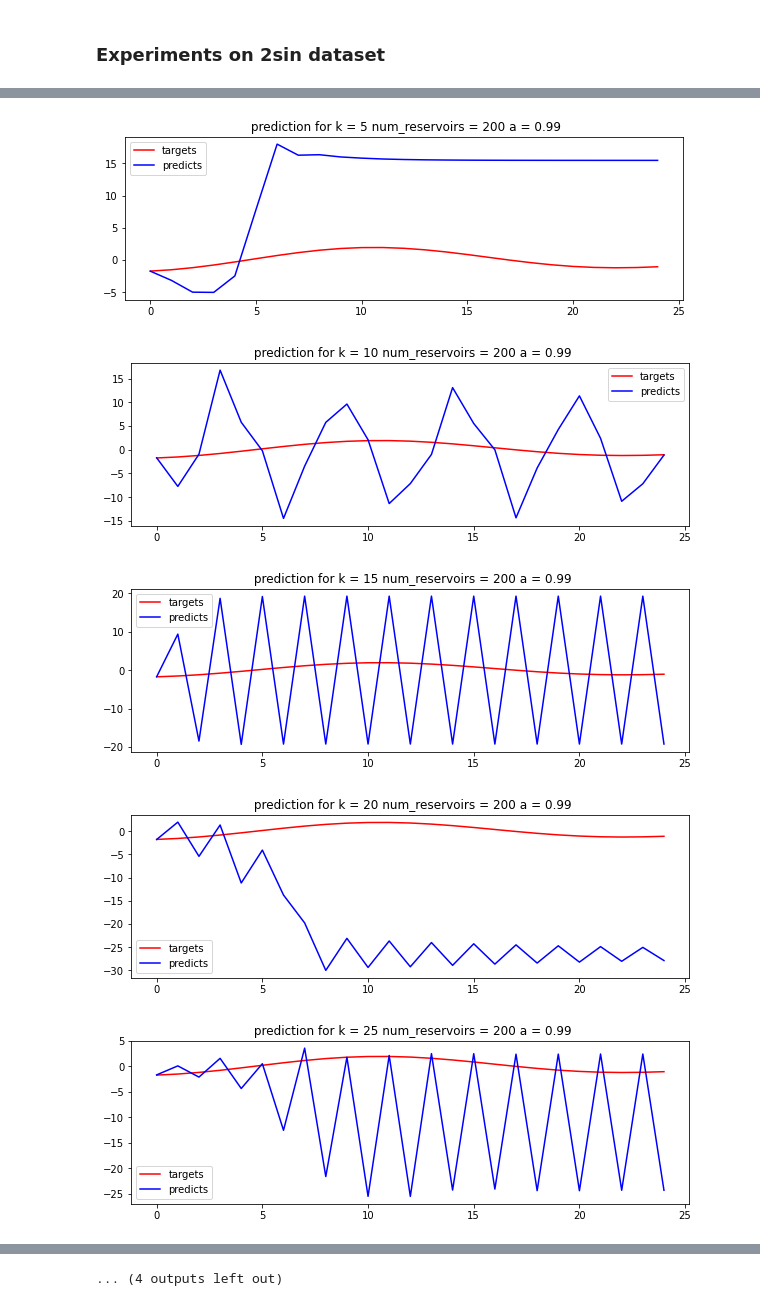
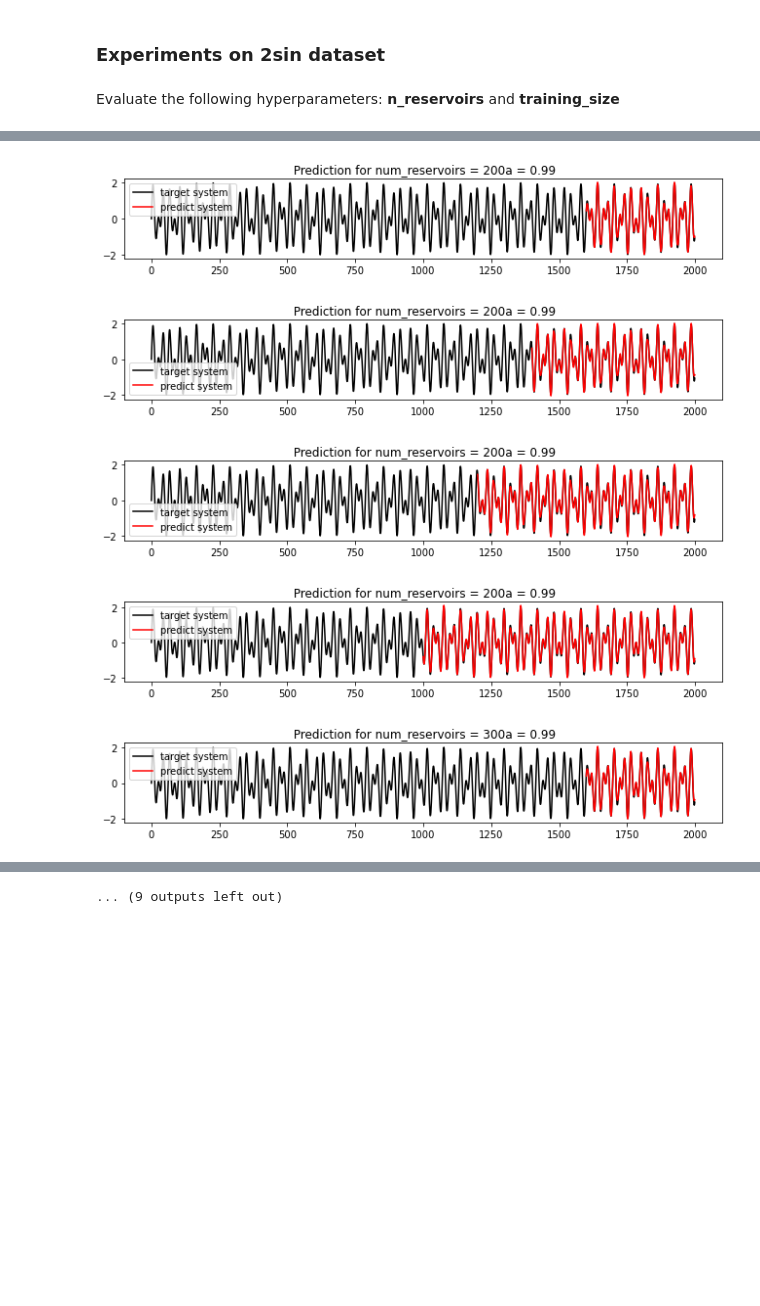
Before and after one commit to danielmai12/ESN, a Jupyter notebook: project.ipynb, the cells around one changed output, grey strips where cells are left out. Saved outputs shown, nothing was run; the diff lists cells and outputs as text; code cells hidden in the pictures; blank space fills up the shorter version.

```diff
--- a/project.ipynb
+++ b/project.ipynb
@@ -381,4 +307,0 @@ for num reservoirs = 400 and k = 25 --> loss: 234294.4450899039
-# %%
-io_pair, lorenz_train_pair, lorenz_test_pair = train_test_split(lorenz_data, k=25)
-# %%
-lorenz_current_state, lorenz_W_in, lorenz_W_r, lorenz_W_out = ESN_train(lorenz_train_pair, n_reservoirs=400)
@@ -396,9 +307,0 @@ print(lorenz_test_loss)
-# %%
-k = 5
-a = 0.99
-reservoir = 400
-plt.figure(11).clear()
-plt.plot( lorenz_targets.T, 'r' )
-plt.plot( lorenz_predicts.T, 'b' )
-plt.title(' Lorenz dataset prediction for k = ' + str(k) + "num_reservoirs = " +str(reservoir) + " a = " + str(a))
-plt.legend(['target signal', 'predicted signal'])
@@ -407,0 +317,14 @@ plt.legend(['target signal', 'predicted signal'])
+# %%
+k_tests = [10, 20, 50, 100, 250]
+
+for k in k_tests:
+    io_pair, lorenz_train_pair, lorenz_test_pair = train_test_split(lorenz_data, k=k, test_size=0.2)
+    lorenz_current_state, lorenz_W_in, lorenz_W_r, lorenz_W_out = ESN_train(lorenz_train_pair, n_reservoirs=1000)
+    lorenz_test_loss, lorenz_targets, lorenz_predicts = ESN_k_step_predict(lorenz_test_pair,
+                                                          lorenz_current_state,
+                                                          lorenz_W_in,
+                                                          lorenz_W_r,
+                                                          lorenz_W_out,
+                                                          k=k)
+    print('for k = ' + str(k) + ' --> MSE loss: '+ str(MSE(lorenz_targets, lorenz_predicts)))
+    plot_result_function(lorenz_targets, lorenz_predicts, k, 0.95, 1000)
@@ -409,22 +347,21 @@ plt.legend(['target signal', 'predicted signal'])
 ### Experiments on 2sin dataset
 # %%
 sin_data = read_file('2sin.txt')
+# %% [markdown]
+ Evaluate the following hyperparameters: **n_reservoirs** and **training_size**
 # %%
-n_reservoirs = [200, 300, 400]
-a_tests = [0.8,0.95, 1, 1.1, 1.3]
-k_tests = [5, 10, 15, 20, 25]
-
+n_reservoirs = [200, 300, 400, 500, 1000]
+test_size = [0.2, 0.3, 0.4, 0.5] # training_size = 1 - test_size
 
 for num_reservoir in n_reservoirs:
-    for k in k_tests:
-        io_pair, sin_train_pair, sin_test_pair = train_test_split(sin_data,k=k)
+    for size in test_size:
+        io_pair, sin_train_pair, sin_test_pair = train_test_split(sin_data,test_size=size)
         sin_current_state, sin_W_in, sin_W_r, sin_W_out = ESN_train(sin_train_pair, n_reservoirs=num_reservoir)
         sin_test_loss, sin_targets, sin_predicts = ESN_k_step_predict(sin_test_pair,
                                                           sin_current_state,
                                                           sin_W_in,
                                                           sin_W_r,
-                                                          sin_W_out,
-                                                          k=k)
-        print('for num reservoirs = ' + str(num_reservoir) + ' and k = ' + str(k) + ' --> loss: '+ str(sin_test_loss))
-        plot_result_function(sin_targets, sin_predicts, k, a, num_reservoir)
+                                                          sin_W_out)
+        print('for num reservoirs = ' + str(num_reservoir) + ' and training_size = ' + str(1-size) + ' --> NRMSE loss: '+ str(sin_test_loss))
+        plot_function(sin_data, sin_predicts, k, a, num_reservoir)
 # %% [output]
@@ -446,5 +388,5 @@ for num reservoirs = 400 and k = 25 --> loss: 374.0451047136222
-[figure, old version]
+[figure, new version]
-[figure, old version]
+[figure, new version]
-[figure, old version]
+[figure, new version]
-[figure, old version]
+[figure, new version]
-[figure, old version]
+[figure, new version]
@@ -457 +399 @@ for num reservoirs = 400 and k = 25 --> loss: 374.0451047136222
-... (4 outputs left out)
+... (9 outputs left out)
```
Also changed, not shown: parts of 31 cells of this notebook.
